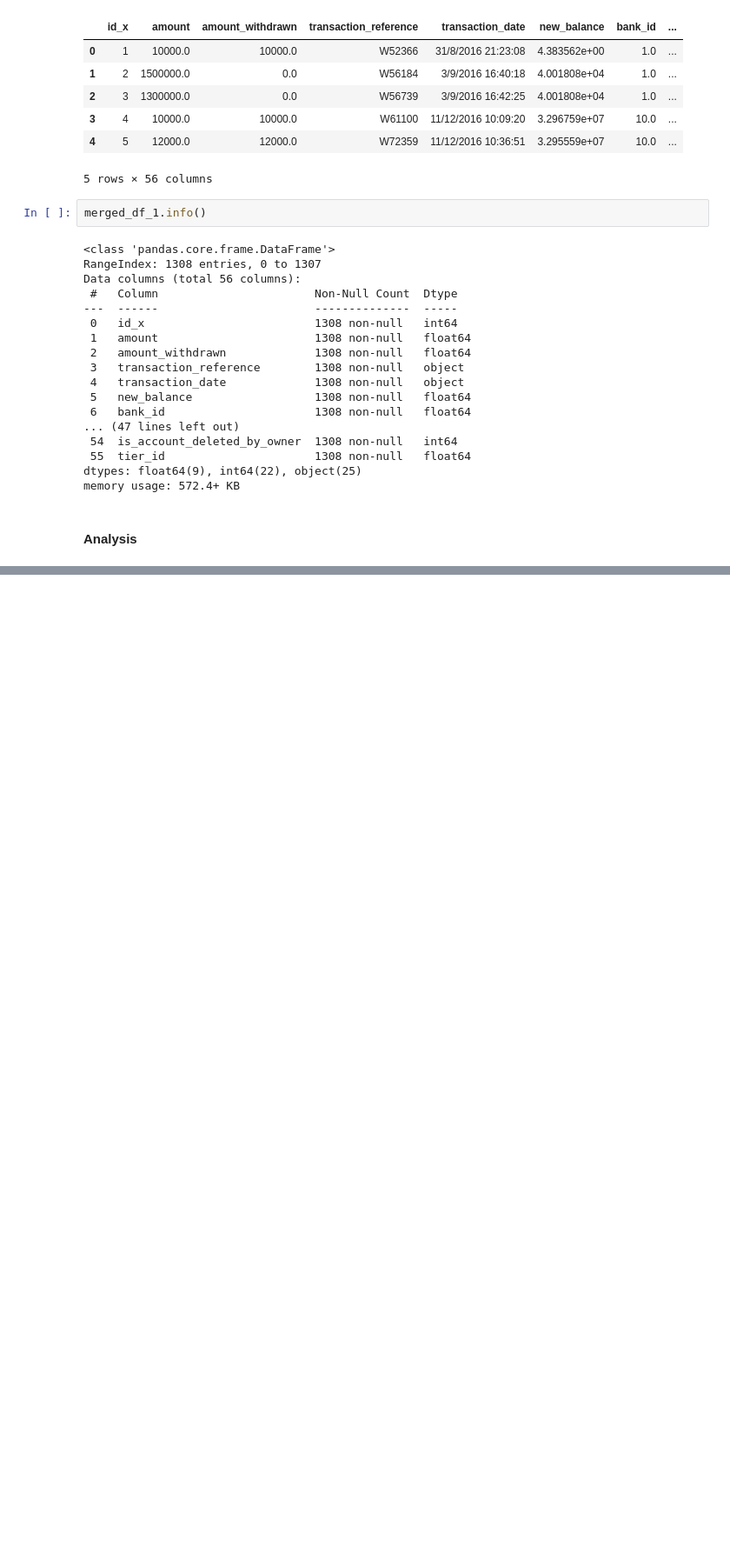
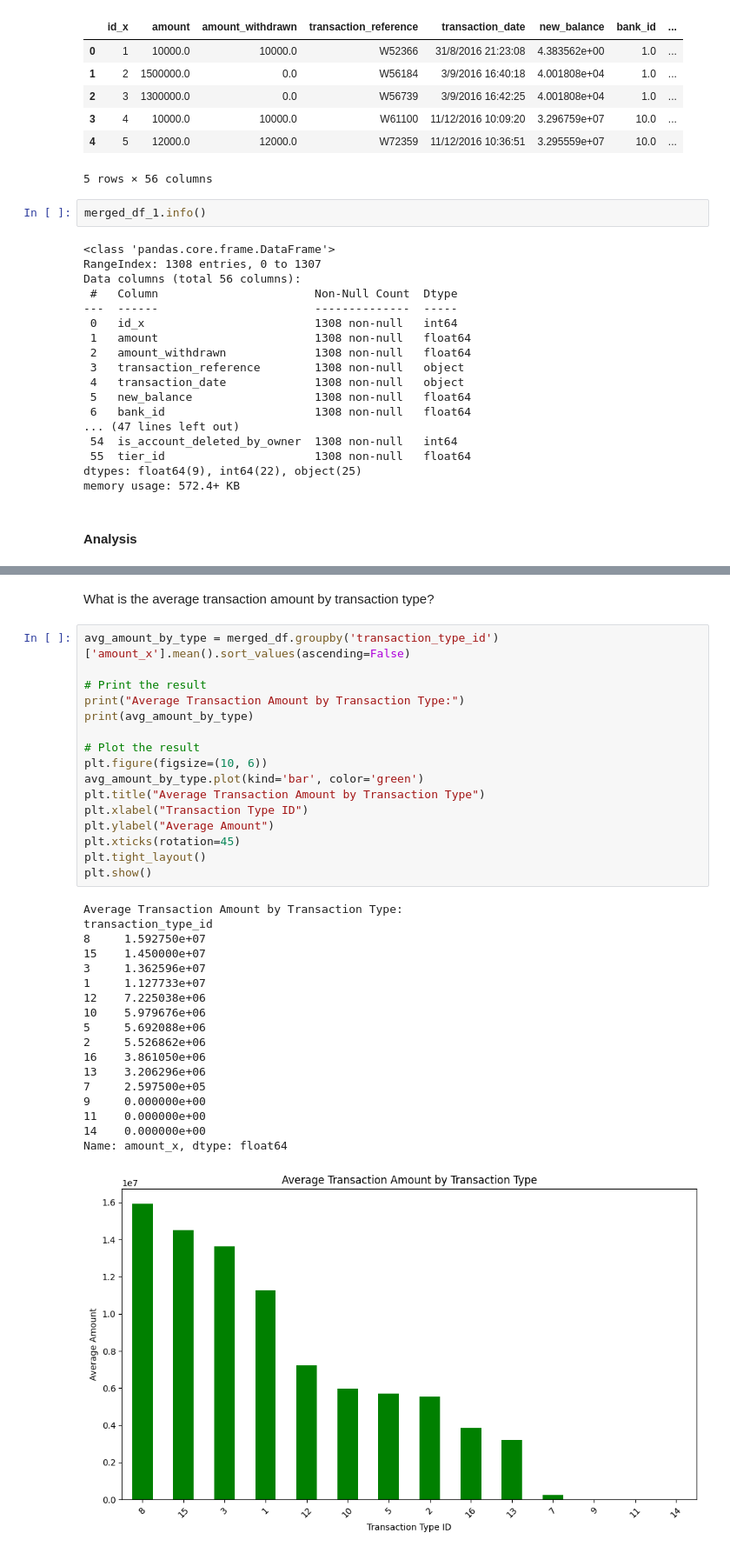
Before and after one commit to mancatha/DataAnalytics-Assessment, a Jupyter notebook: notebooh.ipynb, the cells around one changed output, grey strips where cells are left out. Shown at 87% size. Saved outputs shown, nothing was run; the diff lists cells and outputs as text; blank space fills up the shorter version.

```diff
--- a/notebooh.ipynb
+++ b/notebooh.ipynb
@@ -548,0 +689,39 @@ memory usage: 572.4+ KB
+# %% [markdown]
+
+
+What is the average transaction amount by transaction type?
+# %%
+avg_amount_by_type = merged_df.groupby('transaction_type_id')['amount_x'].mean().sort_values(ascending=False)
+
+# Print the result
+print("Average Transaction Amount by Transaction Type:")
+print(avg_amount_by_type)
+
+# Plot the result
+plt.figure(figsize=(10, 6))
+avg_amount_by_type.plot(kind='bar', color='green')
+plt.title("Average Transaction Amount by Transaction Type")
+plt.xlabel("Transaction Type ID")
+plt.ylabel("Average Amount")
+plt.xticks(rotation=45)
+plt.tight_layout()
+plt.show()
+# %% [output]
+Average Transaction Amount by Transaction Type:
+transaction_type_id
+8     1.592750e+07
+15    1.450000e+07
+3     1.362596e+07
+1     1.127733e+07
+12    7.225038e+06
+10    5.979676e+06
+5     5.692088e+06
+2     5.526862e+06
+16    3.861050e+06
+13    3.206296e+06
+7     2.597500e+05
+9     0.000000e+00
+11    0.000000e+00
+14    0.000000e+00
+Name: amount_x, dtype: float64
+[figure, added]
```
Also changed, not shown: parts of 15 cells of this notebook.
